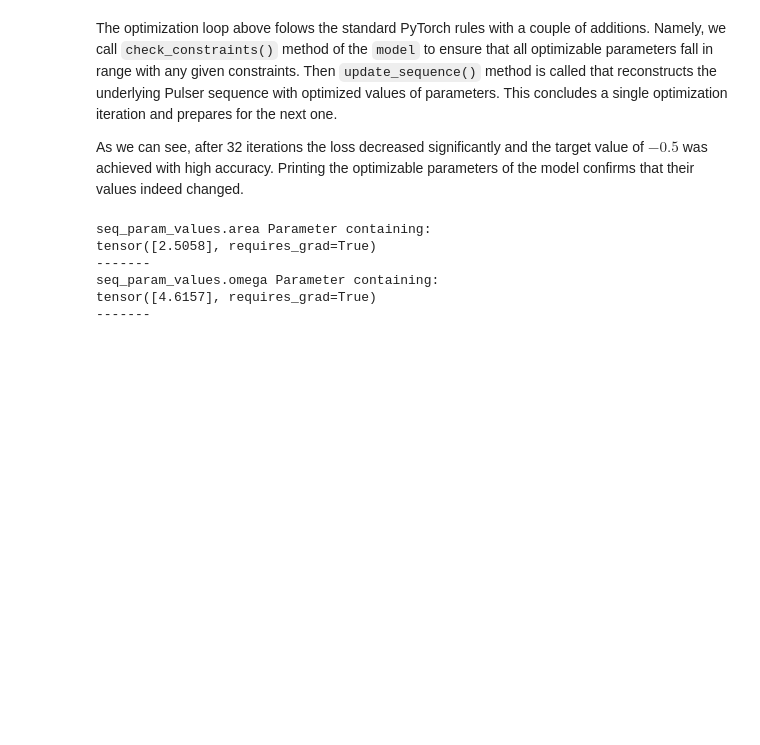
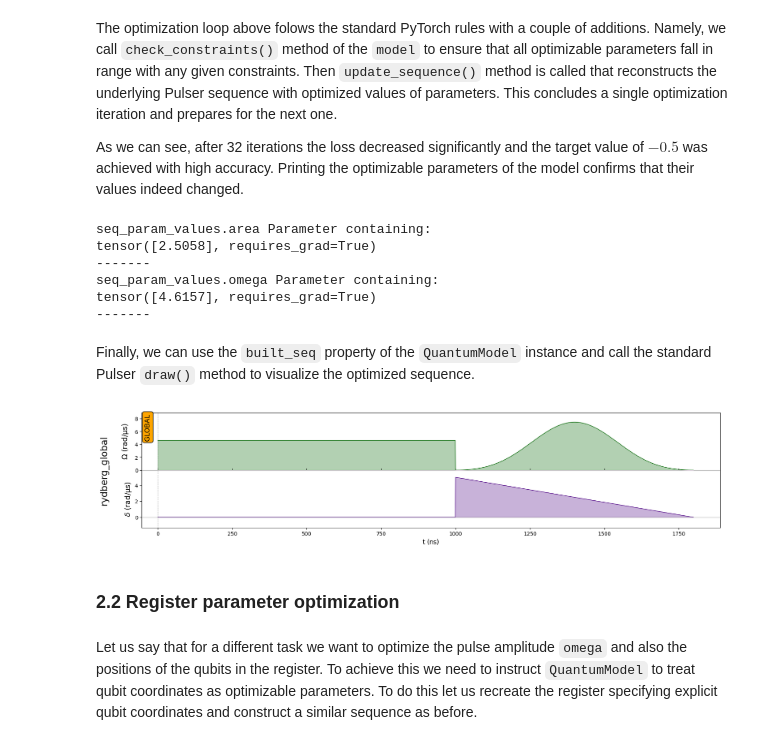
Before and after one commit to pasqal-io/pulser-diff, a Jupyter notebook: tutorials/basic_usage.ipynb, the cells around one changed output. Cells and saved outputs as stored; diff of their text form; code cells hidden in the pictures; blank space fills up the shorter version.

Commit message:
finished basic tutorial section on pulse duration optimization

```diff
--- a/tutorials/basic_usage.ipynb
+++ b/tutorials/basic_usage.ipynb
@@ -367,3 +380,13 @@ tensor([2.5058], requires_grad=True)
 seq_param_values.omega Parameter containing:
 tensor([4.6157], requires_grad=True)
 -------
+# %% [markdown]
+Finally, we can use the `built_seq` property of the `QuantumModel` instance and call the standard Pulser `draw()` method to visualize the optimized sequence.
+# %%
+model.built_seq.draw()
+# %% [output]
+[figure, added]
+# %% [markdown]
+### 2.2 Register parameter optimization
+# %% [markdown]
+Let us say that for a different task we want to optimize the pulse amplitude `omega` and also the positions of the qubits in the register. To achieve this we need to instruct `QuantumModel` to treat qubit coordinates as optimizable parameters. To do this let us recreate the register specifying explicit qubit coordinates and construct a similar sequence as before.
```
Also changed, not shown: parts of 25 cells of this notebook, 1 other file.
